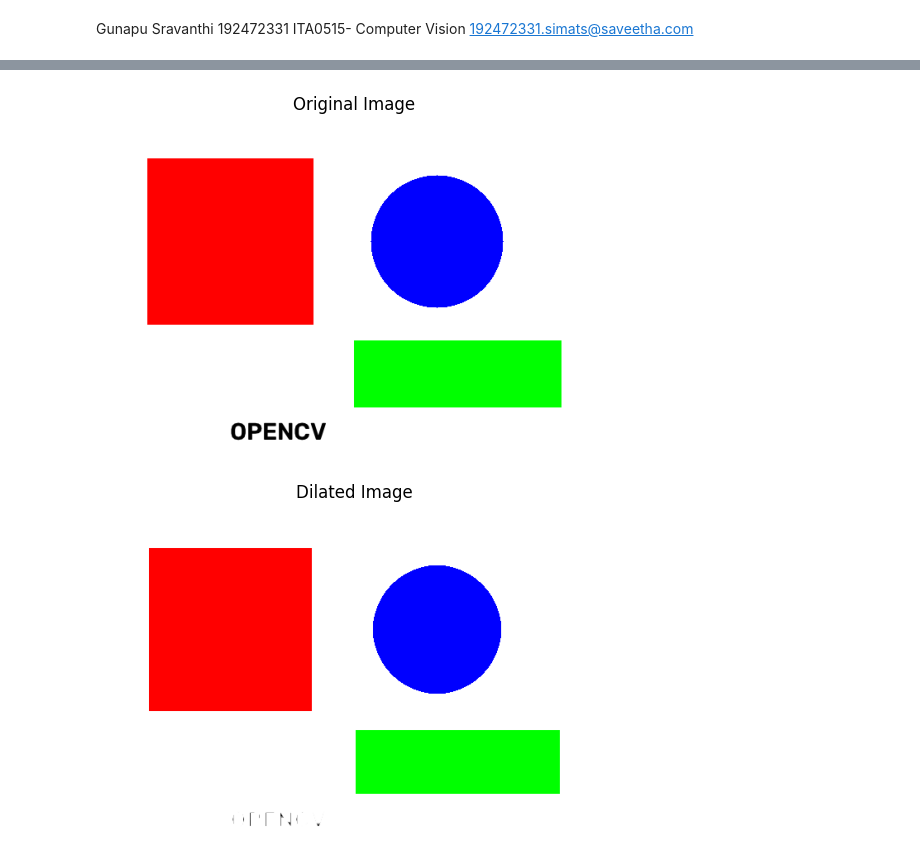
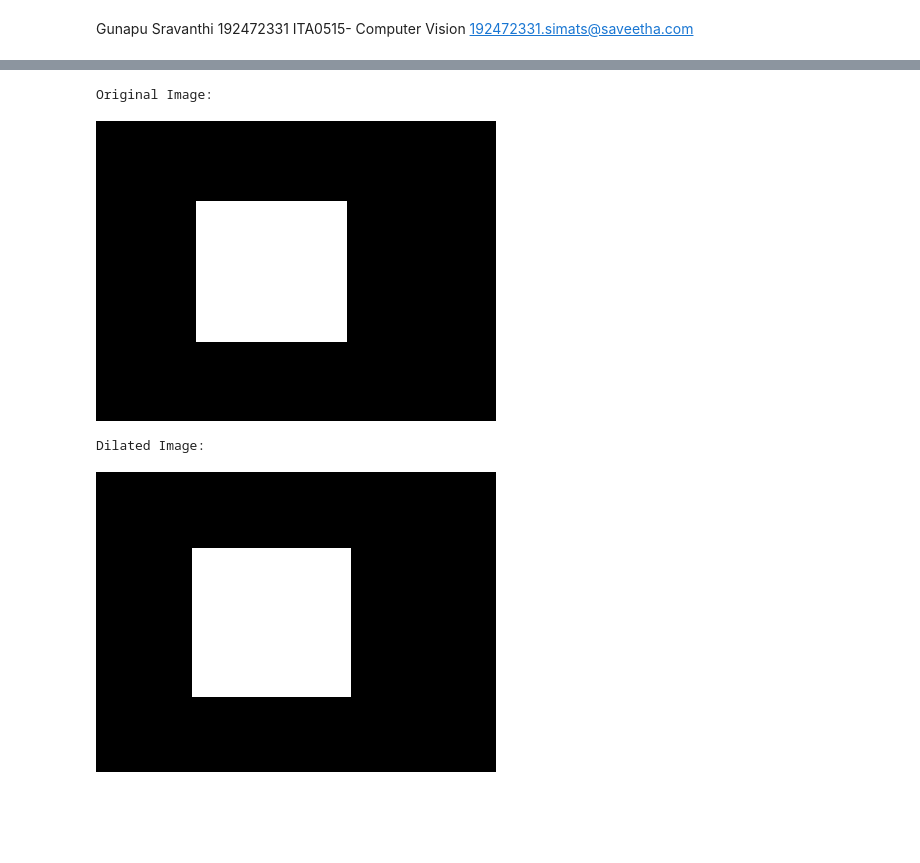
Before and after one commit to Sravanthi-G919/ITA0515--Computer-vision, a Jupyter notebook: Computer_Vision_Lab.ipynb, the cells around one changed output, grey strips where cells are left out. Saved outputs shown, nothing was run; the diff lists cells and outputs as text; code cells hidden in the pictures; blank space fills up the shorter version.

```diff
--- a/Computer_Vision_Lab.ipynb
+++ b/Computer_Vision_Lab.ipynb
@@ -122,9 +167,20 @@ play_video(frames, 1, "Fast Motion Video")
 # %%
+import cv2
+import numpy as np
+from google.colab.patches import cv2_imshow
+
+img = np.zeros((300, 400), dtype=np.uint8)
+cv2.rectangle(img, (100, 80), (250, 220), 255, -1)
 
 kernel = np.ones((5, 5), np.uint8)
-dilated = cv2.dilate(img, kernel, iterations=1)
-show("Original Image", img)
-show("Dilated Image", dilated)
+dilated = cv2.dilate(img, kernel, iterations=2)
+
+print("Original Image:")
+cv2_imshow(img)
+print("Dilated Image:")
+cv2_imshow(dilated)
 # %% [output]
+Original Image:
-[figure, old version]
+[figure, new version]
+Dilated Image:
-[figure, old version]
+[figure, new version]
```
Also changed, not shown: parts of 15 cells of this notebook.
